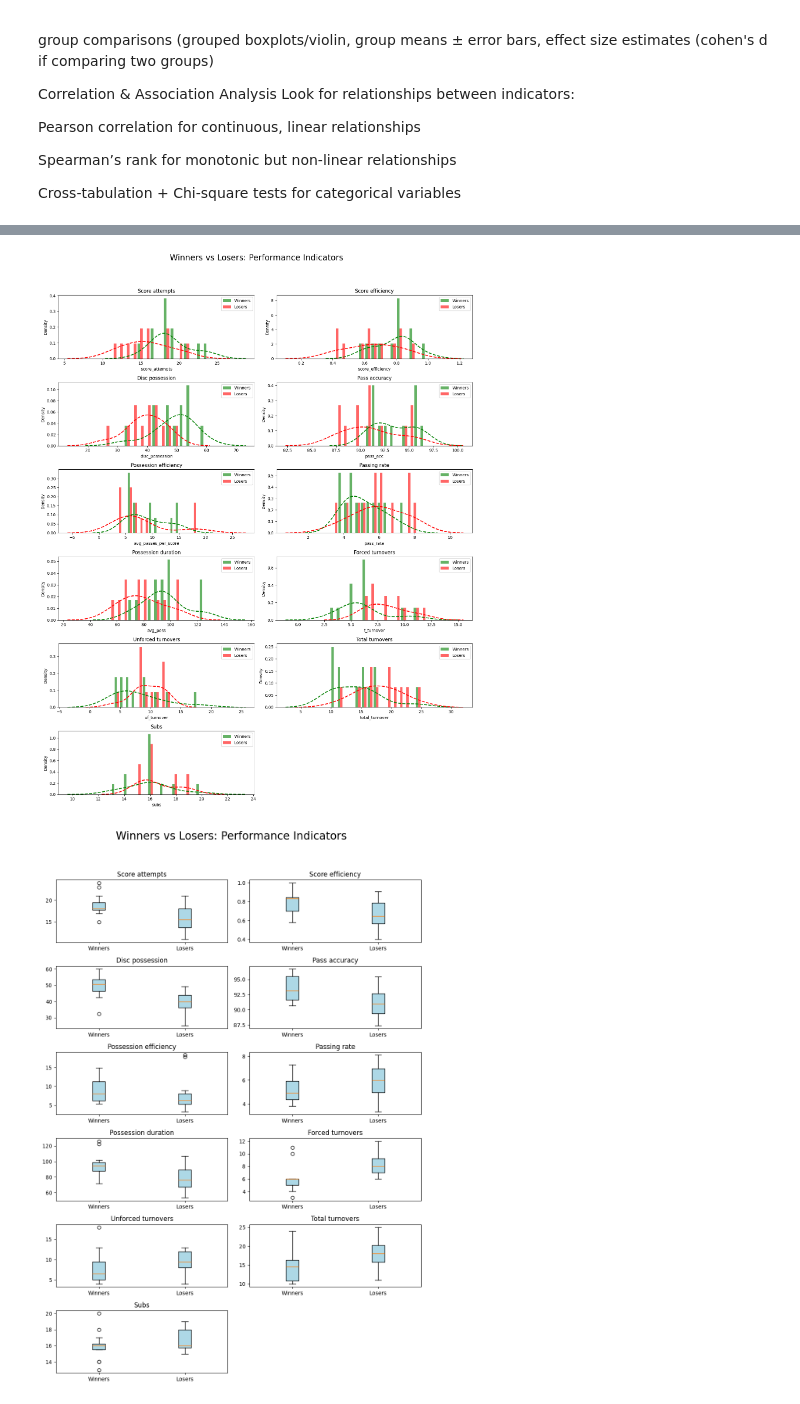
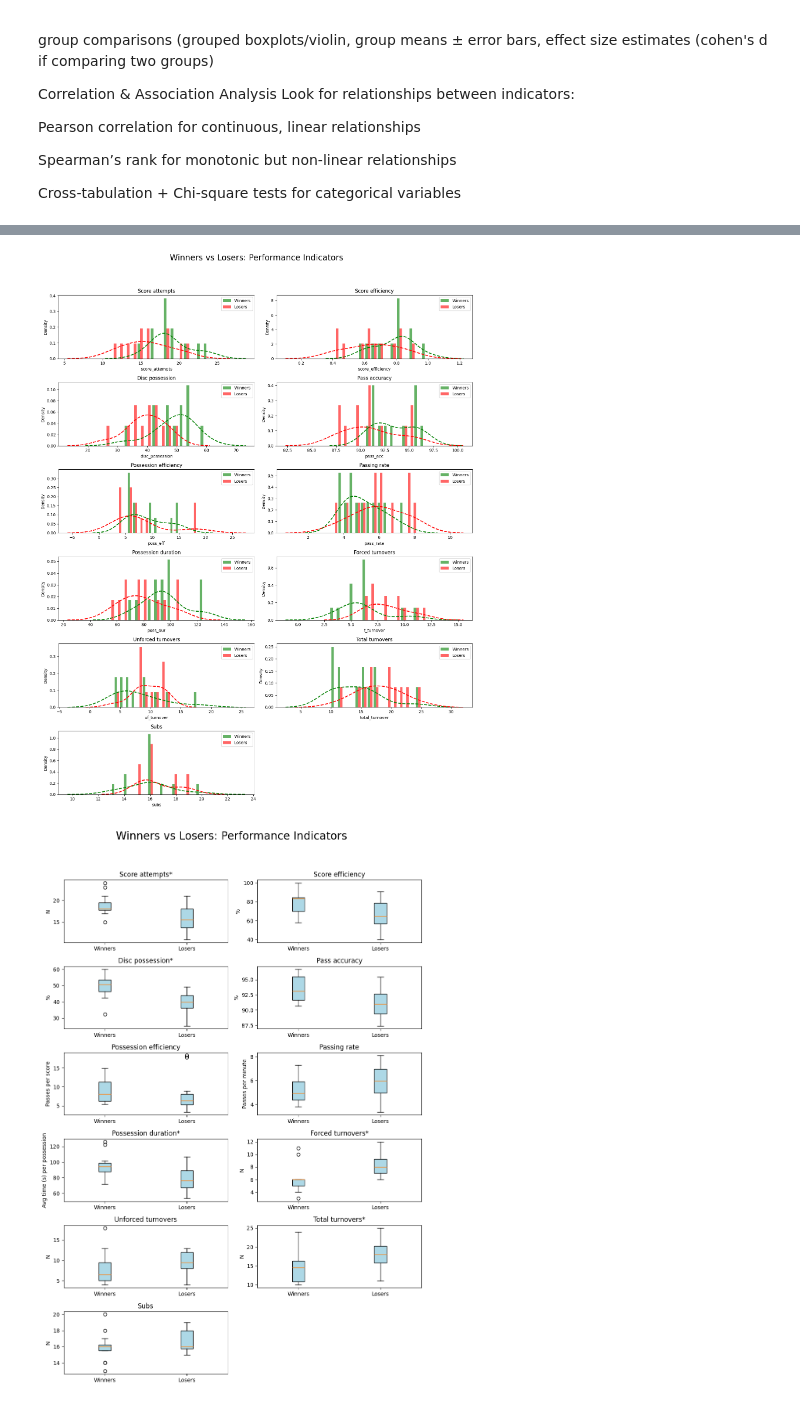
Before and after one commit to porseleyn/UF_Thesis_Analyses, a Jupyter notebook: inferential_statistics.ipynb, the cells around one changed output, grey strips where cells are left out. Drawn from its saved outputs; the diff is of its cells as text; code cells hidden in the pictures.

```diff
--- a/inferential_statistics.ipynb
+++ b/inferential_statistics.ipynb
@@ -57,7 +59,7 @@ Indicators that do not have normally distributed data (Wilcoxon signed-rank test
 indicators = [
     "score_attempts", "score_efficiency", "disc_possession",
     "pass_acc", "f_turnover", "uf_turnover", "total_turnover",
-    "subs", "early_win", "avg_passes_per_score", "pass_rate", "avg_poss"
+    "subs", "early_win", "poss_eff", "pass_rate", "poss_dur"
 ]
 
 df_norm = df.copy()
@@ -72,8 +74,5 @@ pivot_df = df_norm.pivot(index='game_id', columns='team', values=indicators)
 teamA_df = pivot_df.xs('teamA', axis=1, level=1)
 teamB_df = pivot_df.xs('teamB', axis=1, level=1)
 
-# Calculate the differences: teamA - teamB
+# Noww diff_df contains the indicator differences between teamA and teamB
 diff_df = teamA_df - teamB_df
-
-# Now diff_df contains the indicator differences between teamA and teamB
-print(diff_df.head())
@@ -120,11 +100,0 @@ Column: avg_poss | W-Statistic: 0.9777 | p-value: 0.9730 | All good.
-# %%
-# shapiro wilk on data distribution (so wrongly used):
-indicators = df.iloc[:, 3:]
-
-for col in indicators:
-    data = df[col].dropna()  # Drop NaNs, as Shapiro-Wilk does not accept them
-    stat, p_value = stats.shapiro(data)
-    if p_value > 0.05:
-        print(f"Column: {col} | W-Statistic: {stat:.4f} | p-value: {p_value:.4f} | All good.")
-    else:
-        print(f"Column: {col} | W-Statistic: {stat:.4f} | p-value: {p_value:.4f} | Oh oh.")
@@ -155,6 +101,6 @@ plt.show()
 # %%
 fig, axes = plt.subplots(6, 2, figsize=(15, 20))
-fig.suptitle("Distribution of Performance Indicators", fontsize=20)
+fig.suptitle("Distribution of Differences within Performance Indicators", fontsize=20)
 
 # Flatten axes array for easy indexing
 axes = axes.flatten()
@@ -163,7 +109,7 @@ for idx, indicator in enumerate(indicators):
     ax = axes[idx]
 
     # Plot histogram of the indicator's data
-    ax.hist(df[indicator].dropna(), color='pink', bins=15, alpha=0.6, density=True)
+    ax.hist(diff_df[indicator].dropna(), color='pink', bins=15, alpha=0.6, density=True)
 
     ax.set_title(f"{indicator}")
     ax.set_xlabel(indicator)
@@ -199,9 +145,9 @@ sc_at = [winners['score_attempts'], losers['score_attempts']]
 sc_ef = [winners['score_efficiency'], losers['score_efficiency']]
 di_po = [winners['disc_possession'], losers['disc_possession']]
 pa_ac = [winners['pass_acc'], losers['pass_acc']]
-av_pa = [winners['avg_passes_per_score'], losers['avg_passes_per_score']]
+av_pa = [winners['poss_eff'], losers['poss_eff']]
 pa_ra = [winners['pass_rate'], losers['pass_rate']]
-av_po = [winners['avg_poss'], losers['avg_poss']]
+av_po = [winners['poss_dur'], losers['poss_dur']]
 fo_to = [winners['f_turnover'], losers['f_turnover']]
 uf_to = [winners['uf_turnover'], losers['uf_turnover']]
 to_to = [winners['total_turnover'], losers['total_turnover']]
@@ -239,24 +185,37 @@ axes[5, 1].axis('off')
 plt.tight_layout(rect=[0, 0.03, 1, 0.95])  # So title doesn't overlap
 plt.show()
 # %% [output]
-[figure, old version]
+[figure, new version]
 # %%
 fig, axes = plt.subplots(6, 2, figsize=(10, 15))
 fig.suptitle("Winners vs Losers: Performance Indicators", fontsize=20)
+
+ylabels = ['N', '%', '%', '%', 'Passes per score',
+        'Passes per minute', 'Avg time (s) per possession',
+        'N', 'N', 'N', 'N']
+
+star_indices = [0, 2, 6, 7, 9]
 
 for i, (data, title) in enumerate(zip(data_list, titles)):
     row, col = divmod(i, 2)
     ax = axes[row, col]
 
     # Plot boxplot
     ax.boxplot(data, patch_artist=True, boxprops=dict(facecolor='lightblue'))
     ax.set_xticklabels(['Winners', 'Losers'])
-    ax.set_title(f"{title}")
+    ax.set_ylabel(ylabels[i])
+
+    # Add a star if this subplot index is in star_indices
+    if i in star_indices:
+        ax.set_title(f"{title}*")
+    else:
+        ax.set_title(f"{title}")
 
 # Hide empty subplot (if 11 plots in 6x2 grid)
 axes[5, 1].axis('off')
 
 plt.tight_layout(rect=[0, 0.03, 1, 0.95])  # So title doesn't overlap
+plt.savefig('data/figures/boxplot_perf_indic.png')
 plt.show()
 # %% [output]
-[figure, old version]
+[figure, new version]
```
Also changed, not shown: parts of 25 cells of this notebook, 39 other files.
